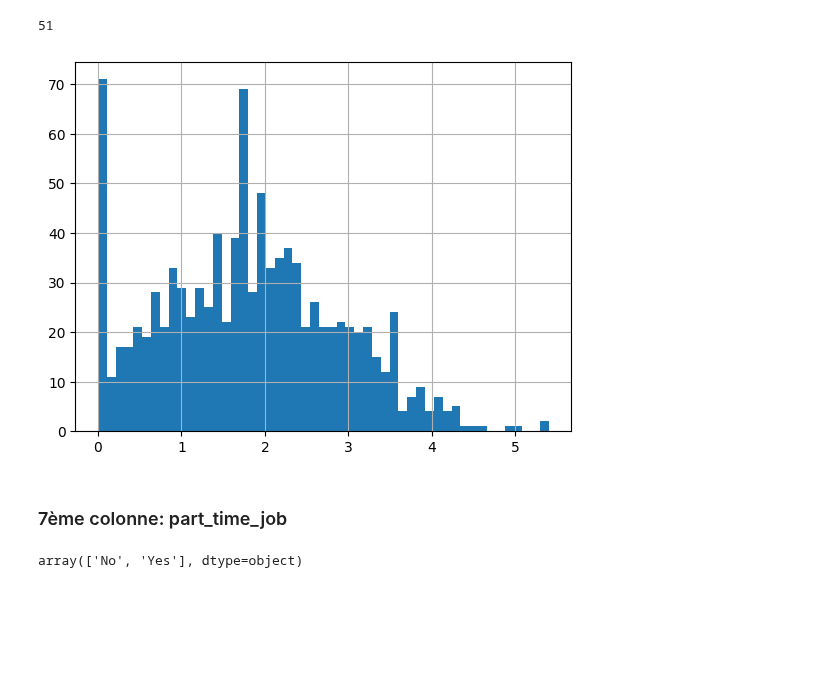
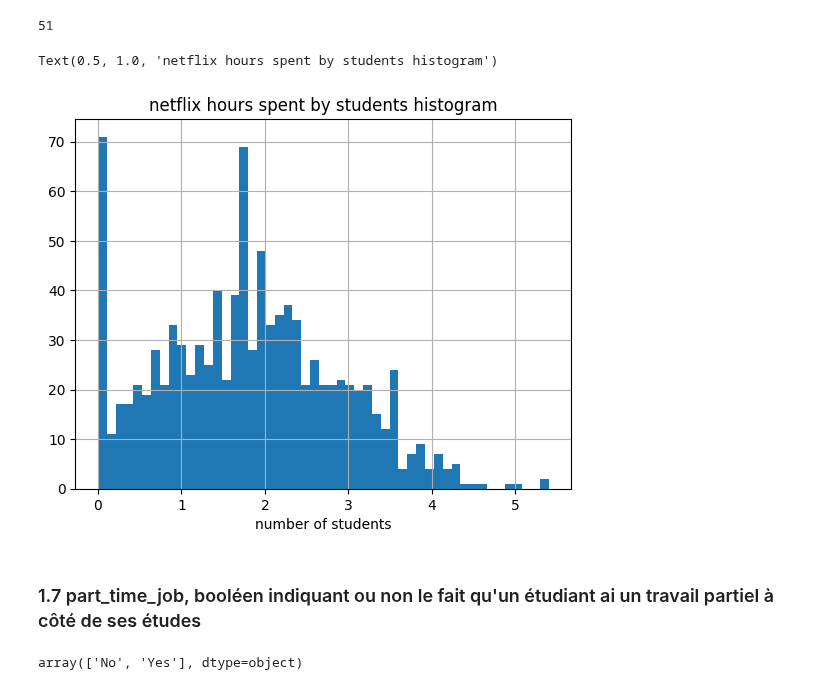
Before and after one commit to smazoyerdatascience/Student-Habits-vs-Academic-Performance, a Jupyter notebook: notebooks/student_habits_performance_EDA.ipynb, the cells around one changed output. Saved outputs shown, nothing was run; the diff lists cells and outputs as text; code cells hidden in the pictures; blank space fills up the shorter version.

```diff
--- a/notebooks/student_habits_performance_EDA.ipynb
+++ b/notebooks/student_habits_performance_EDA.ipynb
@@ -262,12 +281,16 @@ Name: netflix_hours, dtype: float64
 shp.netflix_hours.nunique()
 # %% [output]
 51
-# %%
-ax = shp.netflix_hours.hist(bins=51)
-# %% [output]
-[figure, removed]
-# %% [markdown]
-### 7ème colonne: part_time_job
+# %%
+shp.netflix_hours.hist(bins=51)
+plt.xlabel("netflix hours spent by students")
+plt.xlabel("number of students")
+plt.title("netflix hours spent by students histogram")
+# %% [output]
+Text(0.5, 1.0, 'netflix hours spent by students histogram')
+[figure, added]
+# %% [markdown]
+### 1.7 part_time_job, booléen indiquant ou non le fait qu'un étudiant ai un travail partiel à côté de ses études
 # %%
 shp.part_time_job.unique()
 # %% [output]
```
Also changed, not shown: parts of 24 cells of this notebook.
